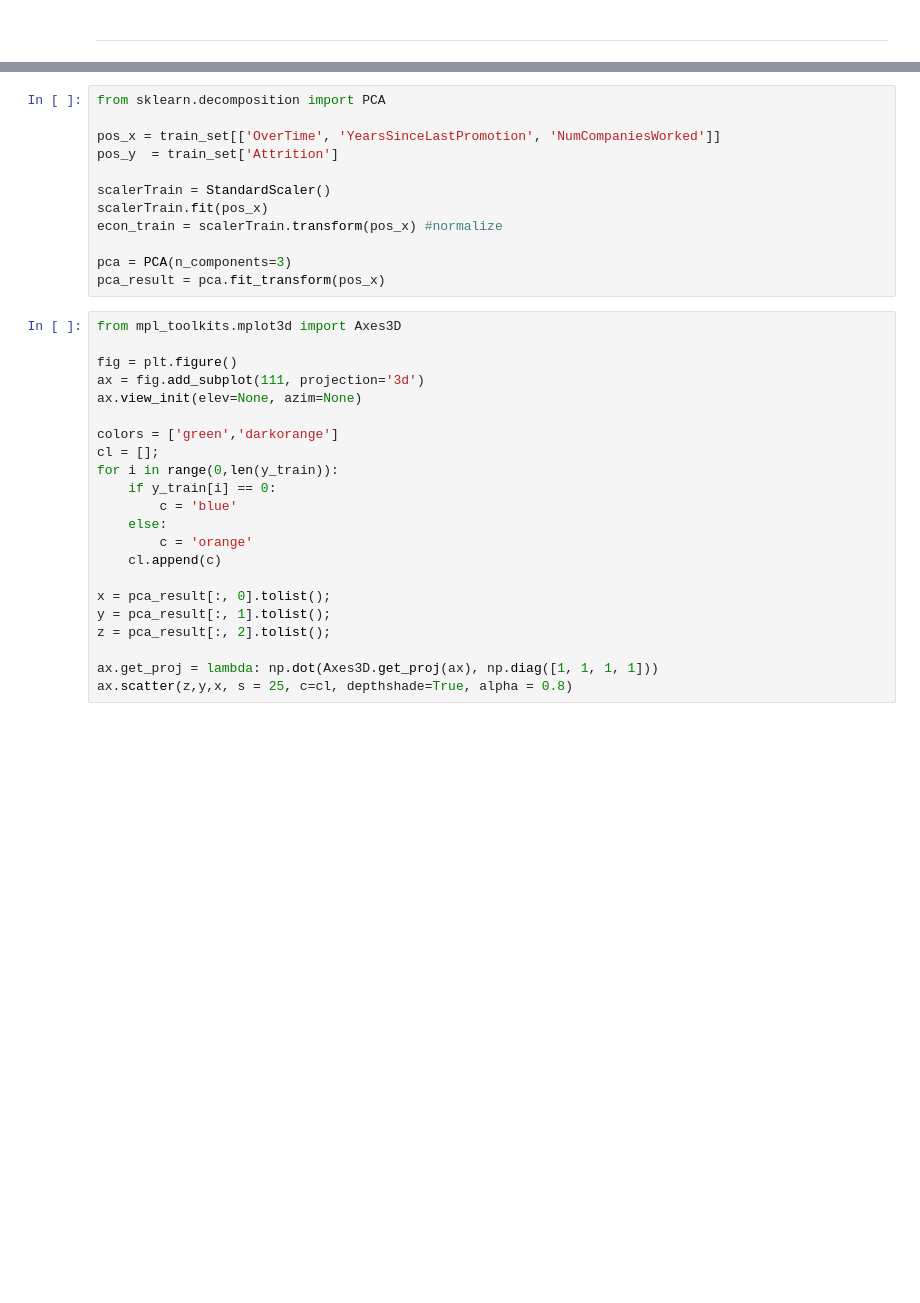
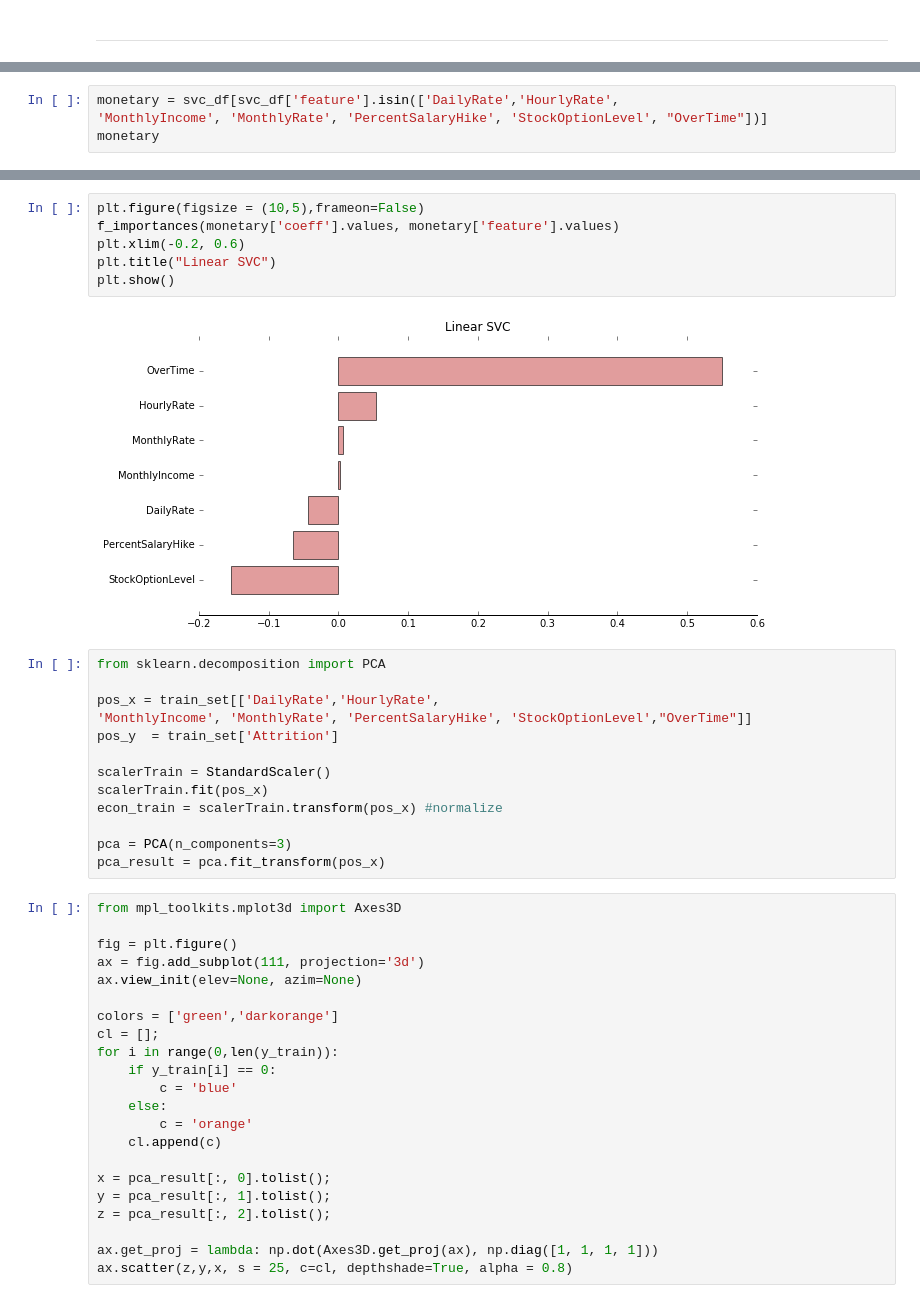
Before and after one commit to LillyanPan/AttritionAnalysis, a Jupyter notebook: SVM.ipynb, the cells around one changed output, grey strips where cells are left out. Saved outputs shown, nothing was run; the diff lists cells and outputs as text; blank space fills up the shorter version.

```diff
--- a/SVM.ipynb
+++ b/SVM.ipynb
@@ -237,0 +219,4 @@ DistanceFromHome 0.180496573323
+# %%
+monetary = svc_df[svc_df['feature'].isin(['DailyRate','HourlyRate',
+'MonthlyIncome', 'MonthlyRate', 'PercentSalaryHike', 'StockOptionLevel', "OverTime"])]
+monetary
@@ -238,7 +232,16 @@ DistanceFromHome 0.180496573323
+# %%
+plt.figure(figsize = (10,5),frameon=False)
+f_importances(monetary['coeff'].values, monetary['feature'].values)
+plt.xlim(-0.2, 0.6)
+plt.title("Linear SVC")
+plt.show()
+# %% [output]
+[figure, added]
 # %%
 from sklearn.decomposition import PCA
 
-pos_x = train_set[['OverTime', 'YearsSinceLastPromotion', 'NumCompaniesWorked']]
+pos_x = train_set[['DailyRate','HourlyRate',
+'MonthlyIncome', 'MonthlyRate', 'PercentSalaryHike', 'StockOptionLevel',"OverTime"]]
 pos_y  = train_set['Attrition']
 
 scalerTrain = StandardScaler()
```
Also changed, not shown: parts of 13 cells of this notebook.
